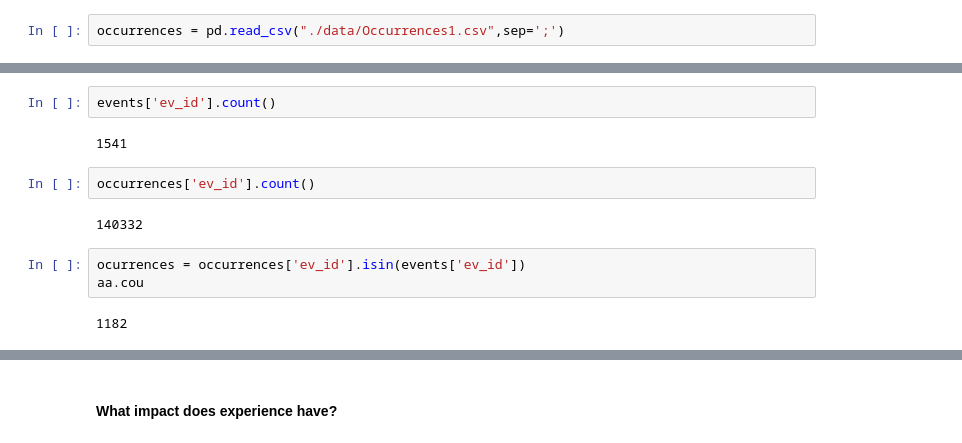
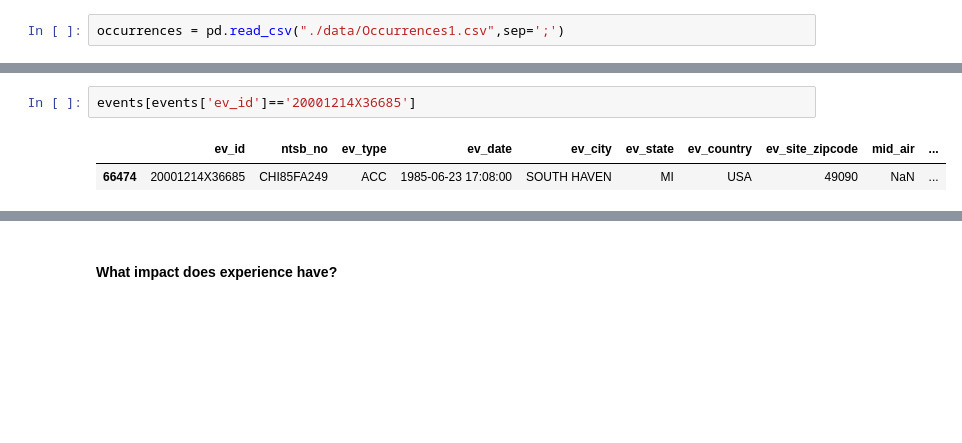
Before and after one commit to AeroPython/remove-before-flight, a Jupyter notebook: talk.ipynb, the cells around one changed output, grey strips where cells are left out. Saved outputs shown, nothing was run; the diff lists cells and outputs as text; blank space fills up the shorter version.

```diff
--- a/talk.ipynb
+++ b/talk.ipynb
@@ -658,15 +665,7 @@ ocurrences_filtered[ocurrences_filtered['ev_id']=='20001214X36685']
 | 80807 | 20001214X36685 | 2 | 2 | 100 | 541 | 0 | 14/12/2000 | ... |
 | 80808 | 20001214X36685 | 2 | 3 | 130 | 540 | 0 | 14/12/2000 | ... |
 # %%
-events['ev_id'].count()
+events[events['ev_id']=='20001214X36685']
 # %% [output]
-1541
+|  | ev_id | ntsb_no | ev_type | ev_date | ev_city | ev_state | ev_country | ev_site_zipcode | mid_air | ... |
+| 66474 | 20001214X36685 | CHI85FA249 | ACC | 1985-06-23 17:08:00 | SOUTH HAVEN | MI | USA | 49090 | NaN | ... |
-# %%
-occurrences['ev_id'].count()
-# %% [output]
-140332
-# %%
-ocurrences = occurrences['ev_id'].isin(events['ev_id'])
-aa.cou
-# %% [output]
-1182
```
Also changed, not shown: parts of 57 cells of this notebook.
